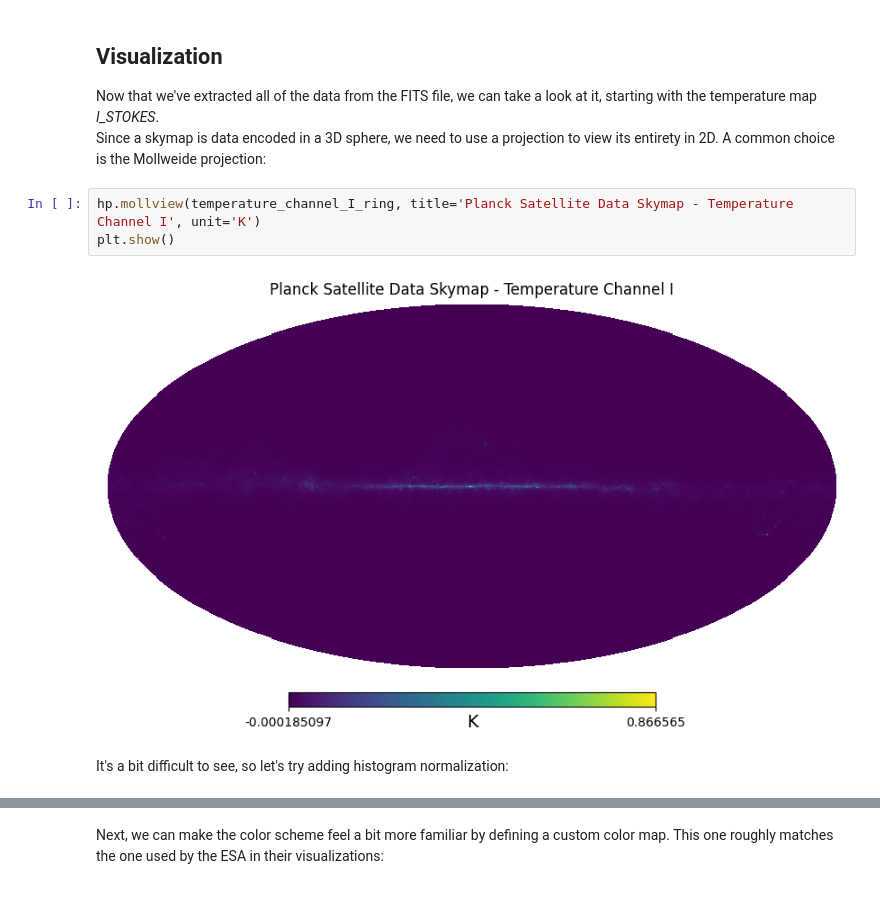
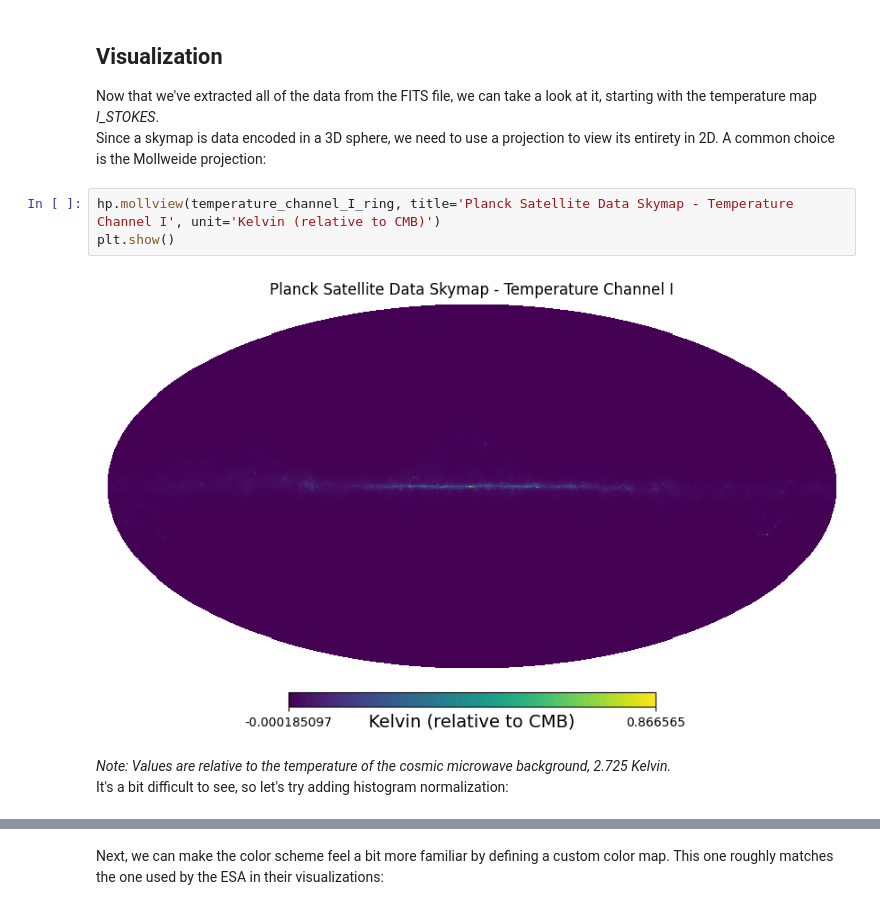
Before and after one commit to asc-csa/Planck-Telescope-Data-Tutorial, a Jupyter notebook: Planck_Telescope_Data_Tutorial.ipynb, the cells around one changed output, grey strips where cells are left out. Saved outputs shown, nothing was run; the diff lists cells and outputs as text.

```diff
--- a/Planck_Telescope_Data_Tutorial.ipynb
+++ b/Planck_Telescope_Data_Tutorial.ipynb
@@ -106,10 +106,11 @@ temperature_channel_U_ring = hp.pixelfunc.reorder(temperature_channel_U, n2r=Tru
 Now that we've extracted all of the data from the FITS file, we can take a look at it, starting with the temperature map *I_STOKES*.<br>
 Since a skymap is data encoded in a 3D sphere, we need to use a projection to view its entirety in 2D. A common choice is the Mollweide projection:
 # %%
-hp.mollview(temperature_channel_I_ring, title='Planck Satellite Data Skymap - Temperature Channel I', unit='K')
+hp.mollview(temperature_channel_I_ring, title='Planck Satellite Data Skymap - Temperature Channel I', unit='Kelvin (relative to CMB)')
 plt.show()
 # %% [output]
-[figure, old version]
+[figure, new version]
 # %% [markdown]
+*Note: Values are relative to the temperature of the cosmic microwave background, 2.725 Kelvin.*<br>
 It's a bit difficult to see, so let's try adding histogram normalization:
 # %%
```
Also changed, not shown: parts of 11 cells of this notebook.
